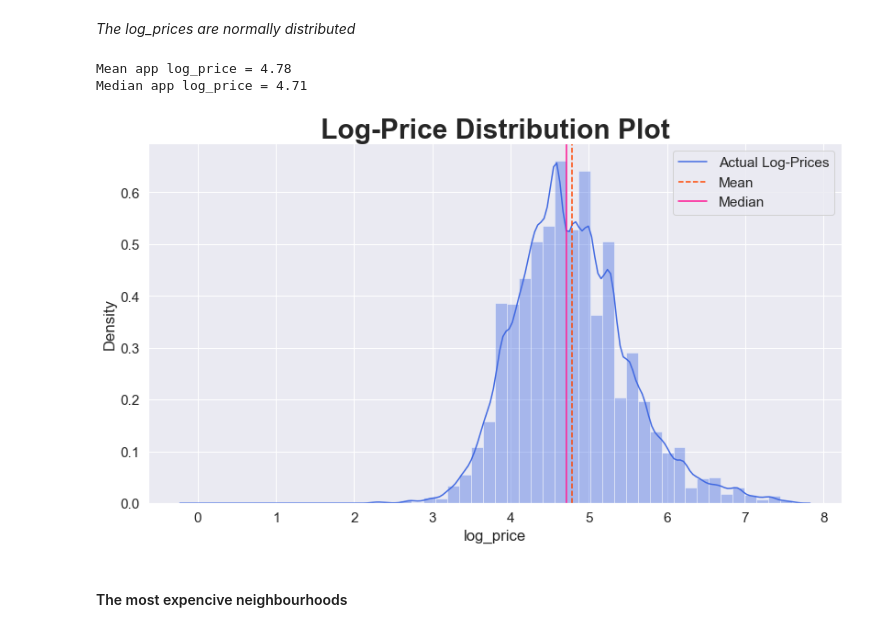
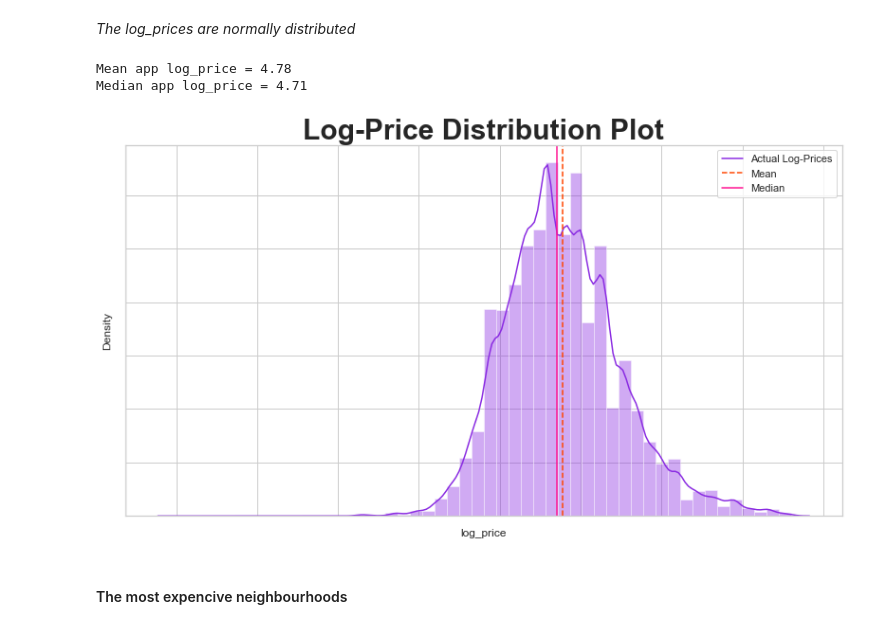
Before and after one commit to mahshidAM/AirBnB_Project, a Jupyter notebook: AirBnB_Price_Prediction.ipynb, the cells around one changed output. Saved outputs shown, nothing was run; the diff lists cells and outputs as text; code cells hidden in the pictures.

```diff
--- a/AirBnB_Price_Prediction.ipynb
+++ b/AirBnB_Price_Prediction.ipynb
@@ -184,27 +184,35 @@ fig.savefig('img/correlations.png',  transparent=True, api=100)
 # %%
 # Average and median rating of apps
 mean = round(airbnb['log_price'].mean(), 2)
 median = round(airbnb['log_price'].median(), 2)
 
 print(f'Mean app log_price = {mean}', f'Median app log_price = {median}',sep= '\n')
 
 fig = plt.figure(figsize=(16,14))
 # Distribution of apps according to their ratings
-price_hist = sns.distplot(airbnb["log_price"], kde = True,  color=my_colors[0])
+sns.set_theme()
+sns.set_style("whitegrid")
+price_hist = sns.distplot(airbnb["log_price"], kde = True,  color=my_colors[4])
+
 
 price_hist.axvline(mean, color=my_colors[5], linestyle='--')
 price_hist.axvline(median, color=my_colors[7], linestyle='-')
 plt.legend({'Actual Log-Prices': price_hist, 'Mean':mean,'Median':median})
 plt.gcf().set_size_inches( 15, 8)
 plt.title("Log-Price Distribution Plot",size=30, weight='bold')
-ax.set_xticklabels(ax.get_xmajorticklabels(), fontsize = 16)
-ax.set_yticklabels(ax.get_ymajorticklabels(), fontsize = 16)
+price_hist.set_xticklabels(price_hist.get_xmajorticklabels(), fontsize = 16)
+price_hist.set_yticklabels(price_hist.get_ymajorticklabels(), fontsize = 16)
 plt.subplots_adjust(left=0.2, bottom=0.2)
-fig.savefig('img/price_distribution.png',  transparent=True, api=100)
+
+#ax = plt.axes()
+#ax.set_facecolor('white')
+
+#fig.savefig('img/price_distribution_2.png',  transparent=True, api=100)
+fig.savefig('img/price_distribution_2.png')
 # %% [output]
 Mean app log_price = 4.78
 Median app log_price = 4.71
-[figure, old version]
+[figure, new version]
 # %% [markdown]
 #### The most expencive neighbourhoods
 # %%
```
Also changed, not shown: parts of 28 cells of this notebook.
